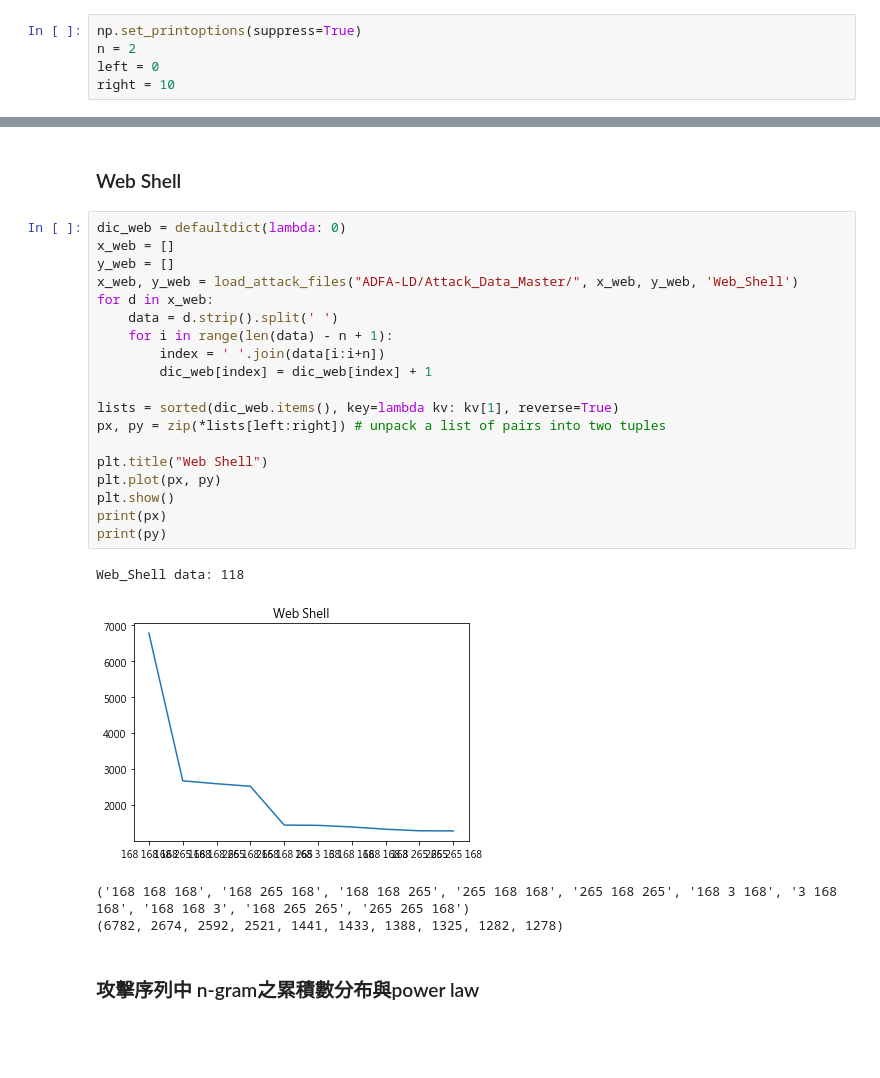
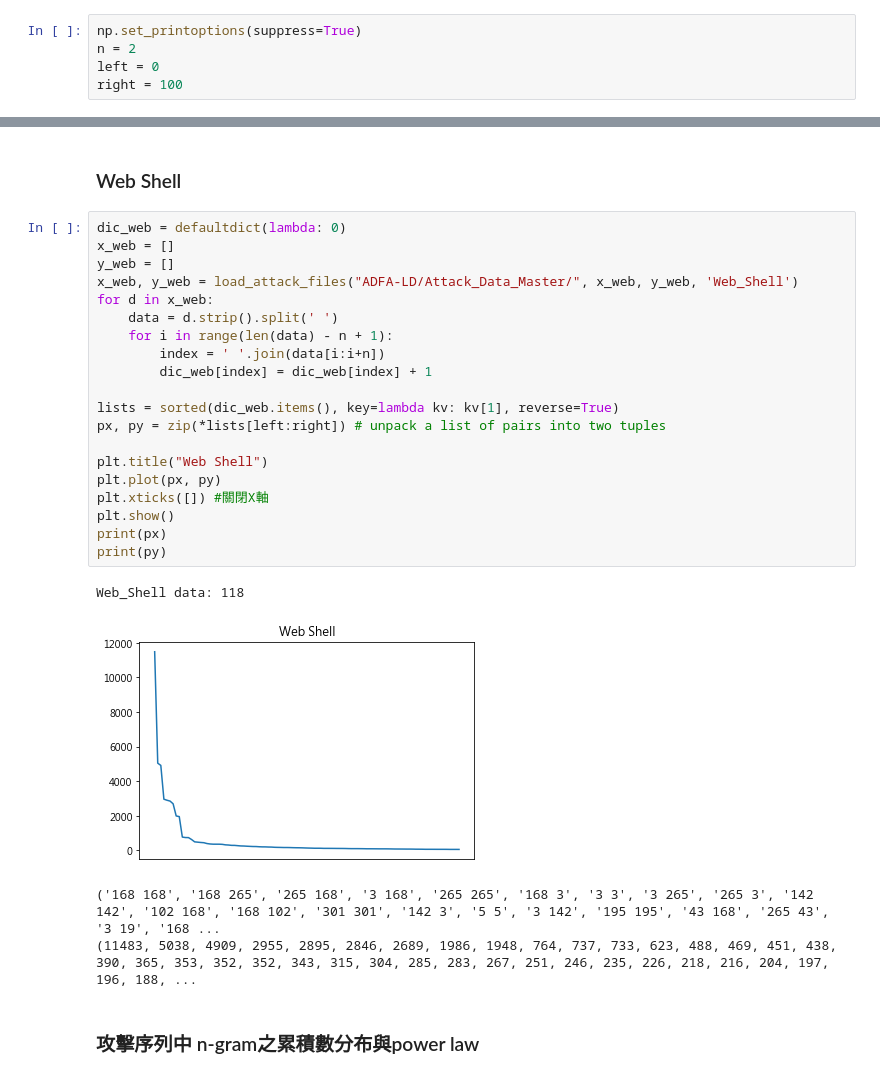
Before and after one commit to star32134212/Graph_Mining_Project, a Jupyter notebook: GraphMiningProject.ipynb, the cells around one changed output, grey strips where cells are left out. Saved outputs shown, nothing was run; the diff lists cells and outputs as text; blank space fills up the shorter version.

```diff
--- a/GraphMiningProject.ipynb
+++ b/GraphMiningProject.ipynb
@@ -82,7 +82,7 @@ Web_Shell data: 118
 np.set_printoptions(suppress=True)
 n = 2
 left = 0
-right = 10
+right = 100
 # %% [markdown]
 ### Normal
 # %%
@@ -240,27 +240,28 @@ Meterpreter data: 75
 # %%
 dic_web = defaultdict(lambda: 0)
 x_web = []
 y_web = []
 x_web, y_web = load_attack_files("ADFA-LD/Attack_Data_Master/", x_web, y_web, 'Web_Shell')
 for d in x_web:
     data = d.strip().split(' ')
     for i in range(len(data) - n + 1):
         index = ' '.join(data[i:i+n])
         dic_web[index] = dic_web[index] + 1
 
 lists = sorted(dic_web.items(), key=lambda kv: kv[1], reverse=True)
 px, py = zip(*lists[left:right]) # unpack a list of pairs into two tuples
 
 plt.title("Web Shell")
 plt.plot(px, py)
+plt.xticks([]) #關閉X軸
 plt.show()
 print(px)
 print(py)
 # %% [output]
 Web_Shell data: 118
-[figure, old version]
+[figure, new version]
-('168 168 168', '168 265 168', '168 168 265', '265 168 168', '265 168 265', '168 3 168', '3 168 168', '168 168 3', '168 265 265', '265 265 168')
-(6782, 2674, 2592, 2521, 1441, 1433, 1388, 1325, 1282, 1278)
+('168 168', '168 265', '265 168', '3 168', '265 265', '168 3', '3 3', '3 265', '265 3', '142 142', '102 168', '168 102', '301 301', '142 3', '5 5', '3 142', '195 195', '43 168', '265 43', '3 19', '168 ...
+(11483, 5038, 4909, 2955, 2895, 2846, 2689, 1986, 1948, 764, 737, 733, 623, 488, 469, 451, 438, 390, 365, 353, 352, 352, 343, 315, 304, 285, 283, 267, 251, 246, 235, 226, 218, 216, 204, 197, 196, 188, ...
 # %% [markdown]
 ### 攻擊序列中 n-gram之累積數分布與power law
 # %% [markdown]
```
Also changed, not shown: parts of 18 cells of this notebook, 2 other files.
